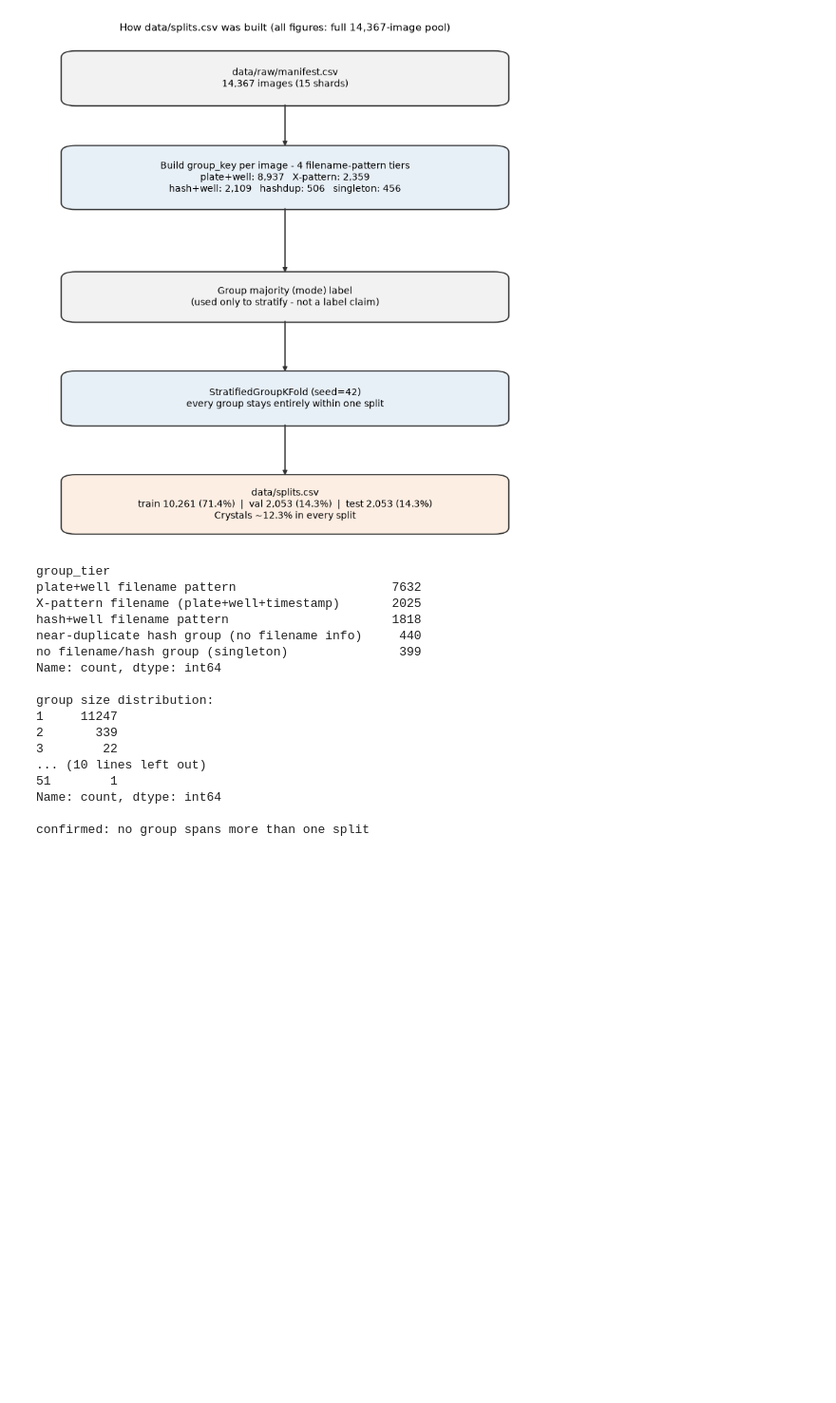
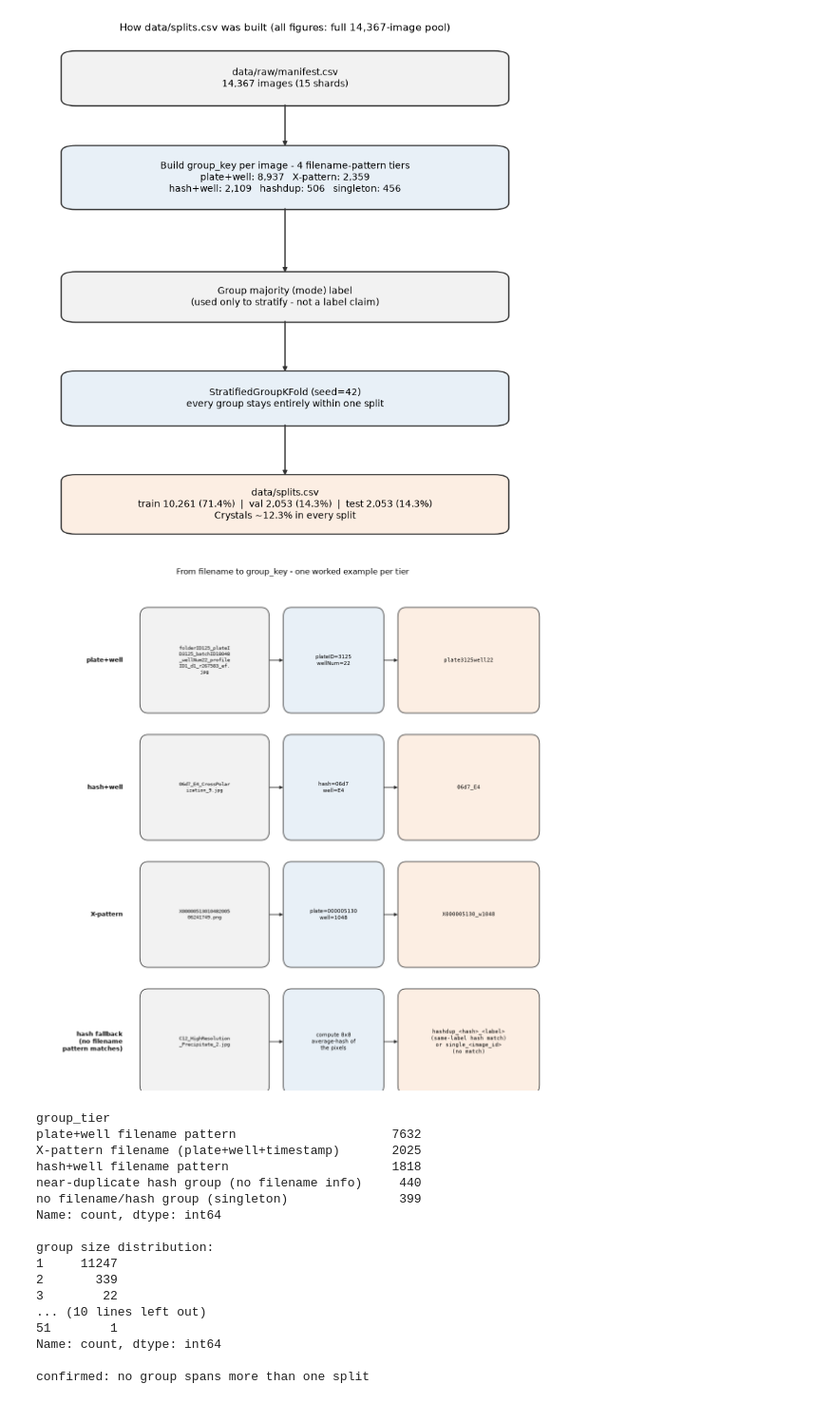
Before and after one commit to chamikaKity/Automated-Triage-of-Protein-Crystallisation-Images, a Jupyter notebook: notebooks/01_eda.ipynb, the cells around one changed output. Shown at 95% size. Drawn from its saved outputs; the diff is of its cells as text; code cells hidden in the pictures; blank space fills up the shorter version.

```diff
--- a/notebooks/01_eda.ipynb
+++ b/notebooks/01_eda.ipynb
@@ -251,6 +251,71 @@ fig.savefig(FIGURES_DIR / "q1_split_pipeline.png", dpi=150, bbox_inches="tight")
 plt.show()
 # %% [output]
 [figure]
+# %%
+import textwrap
+
+def wrap(text, width=20):
+    return "\n".join(textwrap.wrap(text, width=width))
+
+rows = [
+    {
+        "tier": "plate+well",
+        "filename": "folderID125_plateID3125_batchID18048_wellNum22_profileID1_d1_r267583_ef.jpg",
+        "match": "plateID=3125\nwellNum=22",
+        "group_key": "plate3125well22",
+    },
+    {
+        "tier": "hash+well",
+        "filename": "06d7_E4_CrossPolarization_9.jpg",
+        "match": "hash=06d7\nwell=E4",
+        "group_key": "06d7_E4",
+    },
+    {
+        "tier": "X-pattern",
+        "filename": "X0000051301048200506241749.png",
+        "match": "plate=000005130\nwell=1048",
+        "group_key": "X000005130_w1048",
+    },
+    {
+        "tier": "hash fallback\n(no filename\npattern matches)",
+        "filename": "C12_HighResolution_Precipitate_2.jpg",
+        "match": "compute 8x8\naverage-hash of\nthe pixels",
+        "group_key": "hashdup_<hash>_<label>\n(same-label hash match)\nor single_<image_id>\n(no match)",
+    },
+]
+
+row_h, gap = 2.0, 0.6
+fig, ax = plt.subplots(figsize=(11, (row_h + gap) * len(rows) + 1))
+ax.set_xlim(-2.3, 10)
+ax.set_ylim(0, (row_h + gap) * len(rows))
+ax.axis("off")
+ax.set_title("From filename to group_key - one worked example per tier", fontsize=12, pad=12)
+
+for i, row in enumerate(rows):
+    y = (len(rows) - 1 - i) * (row_h + gap)
+    ax.text(-0.3, y + row_h / 2, row["tier"], ha="right", va="center", fontsize=9, fontweight="bold")
+
+    pipeline_box_h = lambda x, w, text, color, fontsize=8, family=None: (
+        ax.add_patch(FancyBboxPatch((x, y), w, row_h, boxstyle="round,pad=0.08,rounding_size=0.2",
+                                     linewidth=1.1, edgecolor="#333333", facecolor=color)),
+        ax.text(x + w / 2, y + row_h / 2, text, ha="center", va="center", fontsize=fontsize, family=family),
+    )
+
+    pipeline_box_h(0.2, 3.0, wrap(row["filename"], 18), "#F2F2F2", fontsize=7.5, family="monospace")
+    ax.annotate("", xy=(3.65, y + row_h / 2), xytext=(3.25, y + row_h / 2),
+                arrowprops=dict(arrowstyle="-|>", color="#333333", lw=1.2))
+
+    pipeline_box_h(3.7, 2.3, row["match"], "#E8F0F7", fontsize=8)
+    ax.annotate("", xy=(6.45, y + row_h / 2), xytext=(6.05, y + row_h / 2),
+                arrowprops=dict(arrowstyle="-|>", color="#333333", lw=1.2))
+
+    pipeline_box_h(6.5, 3.3, row["group_key"], "#FCEEE3", fontsize=8, family="monospace")
+
+plt.tight_layout()
+fig.savefig(FIGURES_DIR / "q1_group_key_examples.png", dpi=150, bbox_inches="tight")
+plt.show()
+# %% [output]
+[figure, added]
 # %%
 def group_tier(key: str) -> str:
     if key.startswith("single_"):
```
Also changed, not shown: 1 other file.
